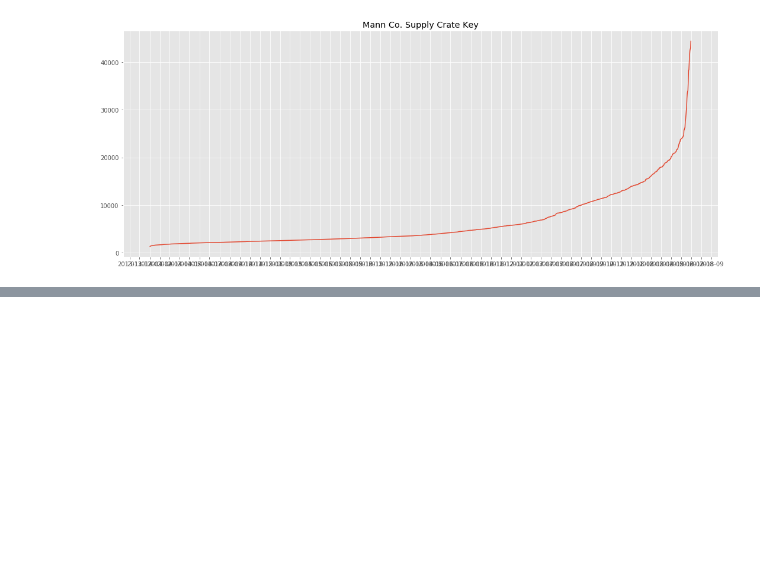
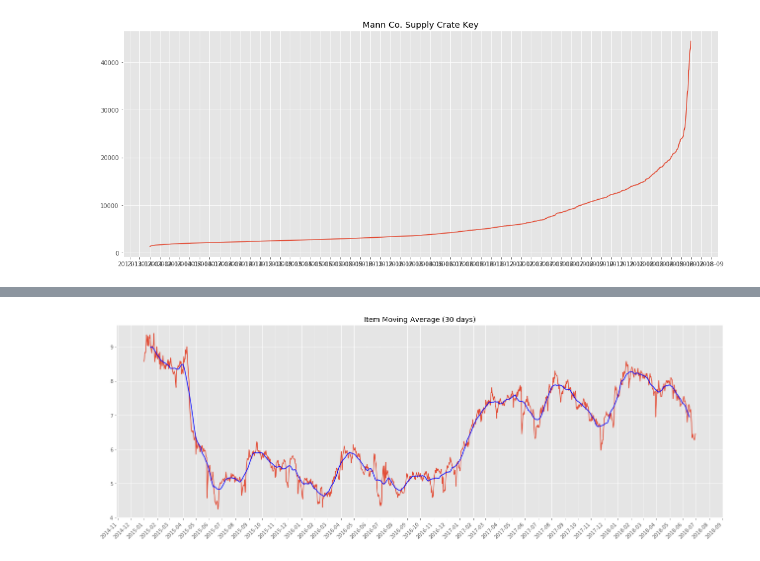
Before and after one commit to AkshayJ0shi/steam_anomaly_detection_capstone, a Jupyter notebook: present_arima.ipynb, the cells around one changed output, grey strips where cells are left out. Saved outputs shown, nothing was run; the diff lists cells and outputs as text; code cells hidden in the pictures; blank space fills up the shorter version.

```diff
--- a/present_arima.ipynb
+++ b/present_arima.ipynb
@@ -254,3 +252,5 @@ fig, ax = plt.subplots(figsize=(18, 7))
 plot_raw(dfkey, ax, ycol='quantity')
 # %% [output]
 [figure]
+# %%
+df_gun.date = [datetime.datetime.fromtimestamp(t) for t in df_gun.date]
@@ -256,0 +266,4 @@ plot_raw(dfkey, ax, ycol='quantity')
+# %%
+df_gun.index= df_gun.date
+# %%
+df = df_gun.median_sell_price
@@ -256,0 +282,2 @@ plot_raw(dfkey, ax, ycol='quantity')
+# %%
+df = df.loc[pd.Timestamp('2015-01-01'):]
@@ -256,0 +288,6 @@ plot_raw(dfkey, ax, ycol='quantity')
+# %%
+fig, ax = plt.subplots(figsize=(22, 8))
+fig.autofmt_xdate(rotation=45)
+plot_moving_average(df, ax)
+# %% [output]
+[figure, added]
```
Also changed, not shown: parts of 9 cells of this notebook, 2 other files.
